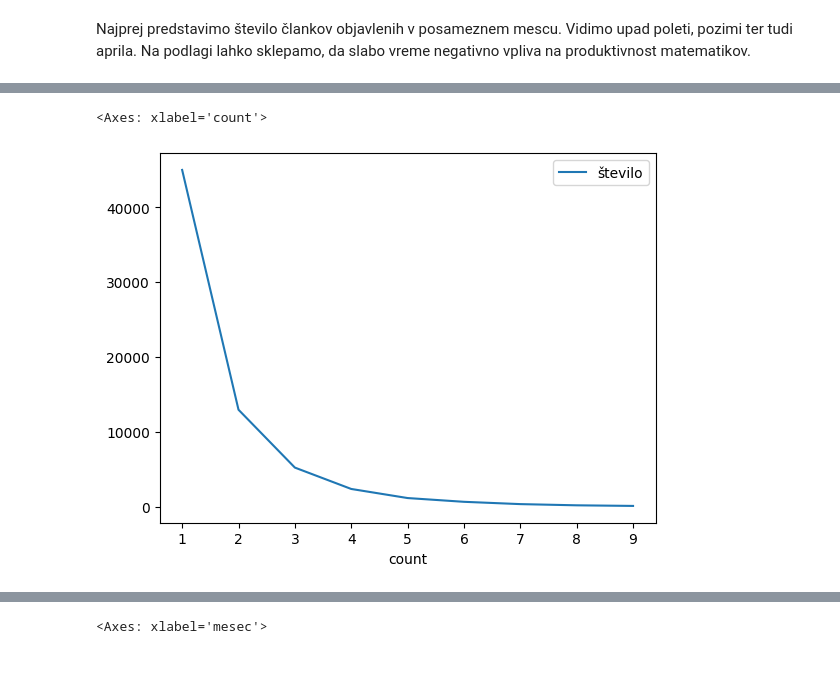
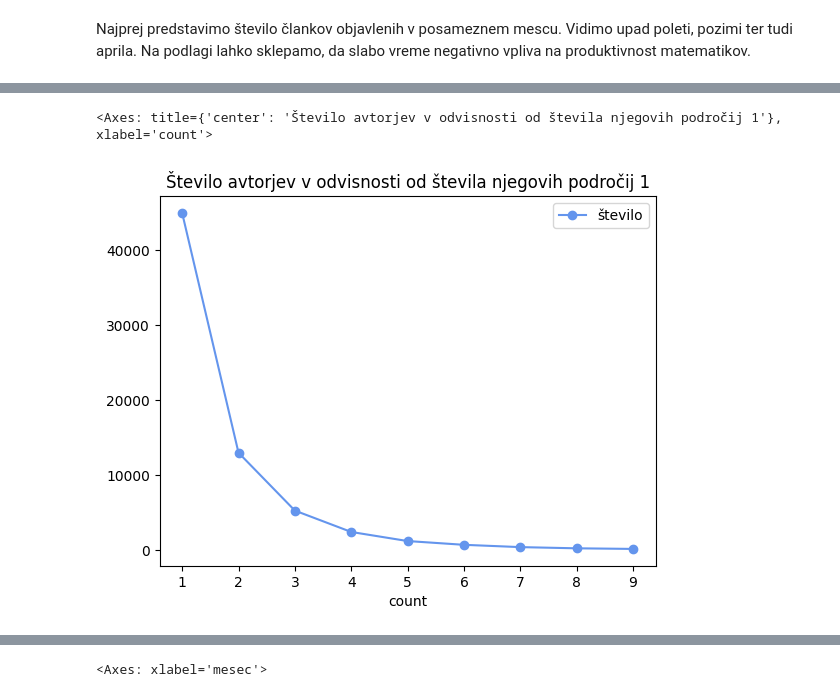
Before and after one commit to Lolkvin/UVP, a Jupyter notebook: saturn.ipynb, the cells around one changed output, grey strips where cells are left out. Cells and saved outputs as stored; diff of their text form; code cells hidden in the pictures; blank space fills up the shorter version.

```diff
--- a/saturn.ipynb
+++ b/saturn.ipynb
@@ -52,11 +54,11 @@ vsi.plot.bar()
 # %%
 #graf ki prikaže število posameznih avtorjev v odvisnosti od tega kolikokrat se pojavijo
 avtorji = podatki['avtor'].str.split(', ', expand=True).stack().value_counts().reset_index()
 avtorji = pd.DataFrame(avtorji.value_counts('count'))
 avtorji.rename(columns = {'count' : 'število'}, inplace = True)
-avtorji = avtorji.sort_index()  #to nam vrne seznam števila avtorjev v odvisnosti od pojavitve
+avtorji = avtorji.sort_index().reset_index()  #to nam vrne seznam števila avtorjev v odvisnosti od pojavitve, resetiramo index da lahko poimenujemo stolpca po svoji volji
 
-avtorji.head(9).plot.line()
+avtorji.head(9).plot(x='count', y='število', kind='line', marker='o', title='Število avtorjev v odvisnosti od števila njegovih področij 1', color = 'cornflowerblue')
 # %% [output]
-<Axes: xlabel='count'>
+<Axes: title={'center': 'Število avtorjev v odvisnosti od števila njegovih področij 1'}, xlabel='count'>
-[figure, old version]
+[figure, new version]
```
Also changed, not shown: parts of 24 cells of this notebook, 1 other file.
